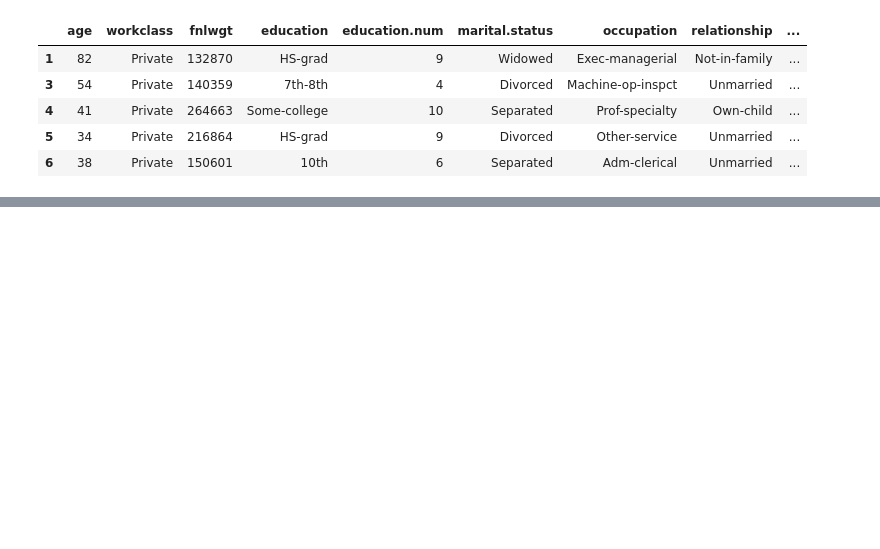
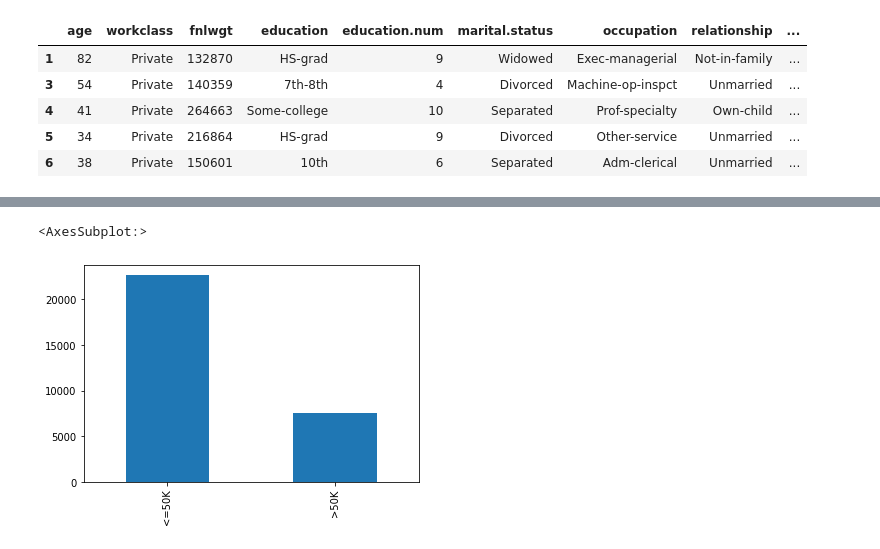
Before and after one commit to JJLEE-20194099/machine_learning_from_zero_to_hero_course, a Jupyter notebook: Random Forests/random_forests.ipynb, the cells around one changed output, grey strips where cells are left out. Cells and saved outputs as stored; diff of their text form; code cells hidden in the pictures; blank space fills up the shorter version.

```diff
--- a/Random Forests/random_forests.ipynb
+++ b/Random Forests/random_forests.ipynb
@@ -92,3 +92,9 @@ adult_df.head()
 | 4 | 41 | Private | 264663 | Some-college | 10 | Separated | Prof-specialty | Own-child | ... |
 | 5 | 34 | Private | 216864 | HS-grad | 9 | Divorced | Other-service | Unmarried | ... |
 | 6 | 38 | Private | 150601 | 10th | 6 | Separated | Adm-clerical | Unmarried | ... |
+# %%
+from sklearn.preprocessing import StandardScaler
+
+sc = StandardScaler()
+adult_df.iloc[:,[0,2,4,10,11,12]] = sc.fit_transform(adult_df.iloc[:,[0,2,4,10,11,12]])
+adult_df.iloc[:,[0,2,4,10,11,12]] = sc.transform(adult_df.iloc[:,[0,2,4,10,11,12]])
@@ -94,0 +108,3 @@ adult_df.head()
+# %%
+adult_df['education'] = adult_df['education'].str.replace('HS-grad|9th|Preschool|12th|1st-4th|11th|10th|7th-8th|Some-college|5th-6th','Low-education',regex = True)
+adult_df['education'] = adult_df['education'].str.replace('Assoc-voc|Masters|Prof-school|Doctorate','High-education',regex = True)
@@ -125,0 +132,5 @@ for quantity in tqdm(range(10, 500, 10)):
+# %%
+adult_df.iloc[:, -1].value_counts().plot(kind='bar')
+# %% [output]
+<AxesSubplot:>
+[figure, added]
```
Also changed, not shown: parts of 27 cells of this notebook.
